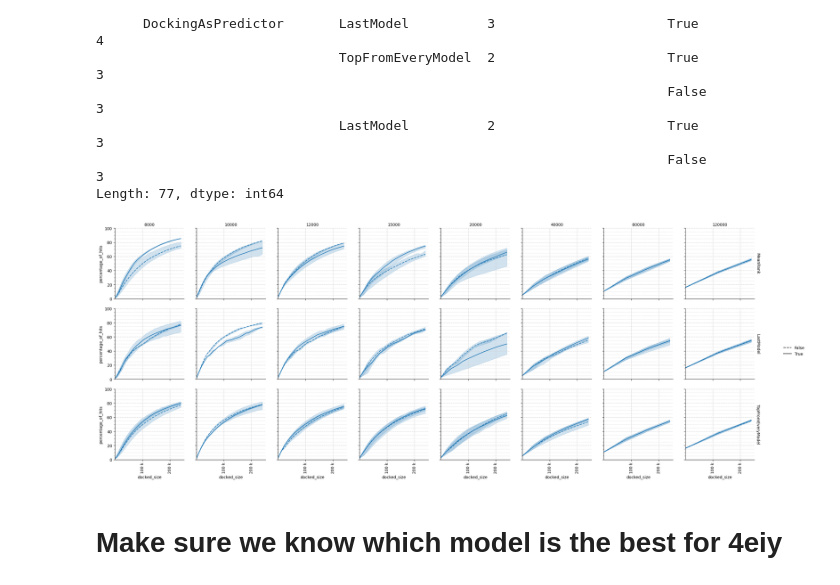
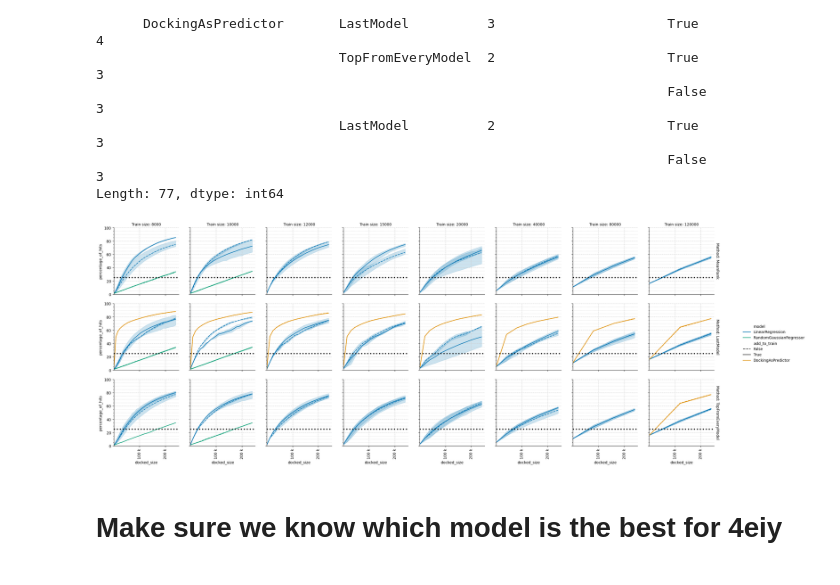
Before and after one commit to marinegor/Linear-accelerated-docking, a Jupyter notebook: notebooks/Figure_3_iterations.ipynb, the cells around one changed output. Drawn from its saved outputs; the diff is of its cells as text; code cells hidden in the pictures.

Commit message:
Add lower and upper bonds to figure 3

```diff
--- a/notebooks/Figure_3_iterations.ipynb
+++ b/notebooks/Figure_3_iterations.ipynb
@@ -111,6 +111,10 @@ proj  model                    prediction_method  tot_num_of_iterations  add_to_
                                LastModel          2                      True              3
                                                                          False             3
 Length: 77, dtype: int64
+# %%
+regressors = ['LinearRegression', 'DockingAsPredictor','RandomGaussianRegressor']
+colors = sns.color_palette('colorblind',n_colors = len(regressors))
+palette = {tag:color for tag, color in zip(regressors, colors)}
 # %%
 df = (raw_data
       .reset_index()
@@ -118,7 +122,7 @@ df = (raw_data
         'add':'True',
         'noadd':'False'
       })
-      .query("model == 'LinearRegression'")
+#       .query("model == 'LinearRegression'")
         .pipe(add_iteration_size)
       .assign(model_and_proj = lambda df: df.proj + '_' + df.model)
 #       .assign(tot_num_of_iterations = lambda df: df.tot_num_of_iterations + 1)
@@ -128,42 +132,42 @@ df = (raw_data
 kwa = {
     'x': 'docked_size',
     'y': "percentage_of_hits",
-#     'hue': "iteration_size",
+    'hue': "model",
     'style':'add_to_train'
 }
 
 grid = sns.FacetGrid(df,
                      col = "iteration_size",
                      row = "prediction_method",
                      margin_titles=True,
                      sharex=True,
                      sharey=True
                     )
 (grid
- .map_dataframe(sns.lineplot, **kwa, palette='colorblind')
+ .map_dataframe(sns.lineplot, **kwa, palette=palette)
 #  .set(xscale = 'log')
 )
 
 for ax in grid.axes.flat:
     ax.yaxis.set_minor_locator(AutoMinorLocator(4))
 
     ax.set_ylim(0, 100)
     ax.grid(which='major', color='#CCCCCC', linestyle='--')
     ax.grid(which='minor', color='#CCCCCC', linestyle=':')
 
     ax.set_xlim(1,None)
-    ax.hlines([25], linestyle='--', xmin=0, xmax=100, linewidth=3, color='k')
+    ax.axhline(25, color='black', linestyle=':', linewidth=3.0)
 
     ax.xaxis.set_major_formatter(ticker.EngFormatter())
     plt.setp(ax.get_xticklabels(), rotation=90)
 
-grid.set_titles(row_template = '{row_name}', col_template = '{col_name}')
+grid.set_titles(row_template = 'Method: {row_name}', col_template = 'Train size: {col_name}')
 grid.add_legend()
 
-# plt.savefig('../figures/Figure_3.png')
+plt.savefig('../figures/Figure_3_4eiy.png')
 plt.show()
 # %% [output]
-[figure, old version]
+[figure, new version]
 # %% [markdown]
 # Make sure we know which model is the best for 4eiy
 # %%
```
Also changed, not shown: 1 other file.
